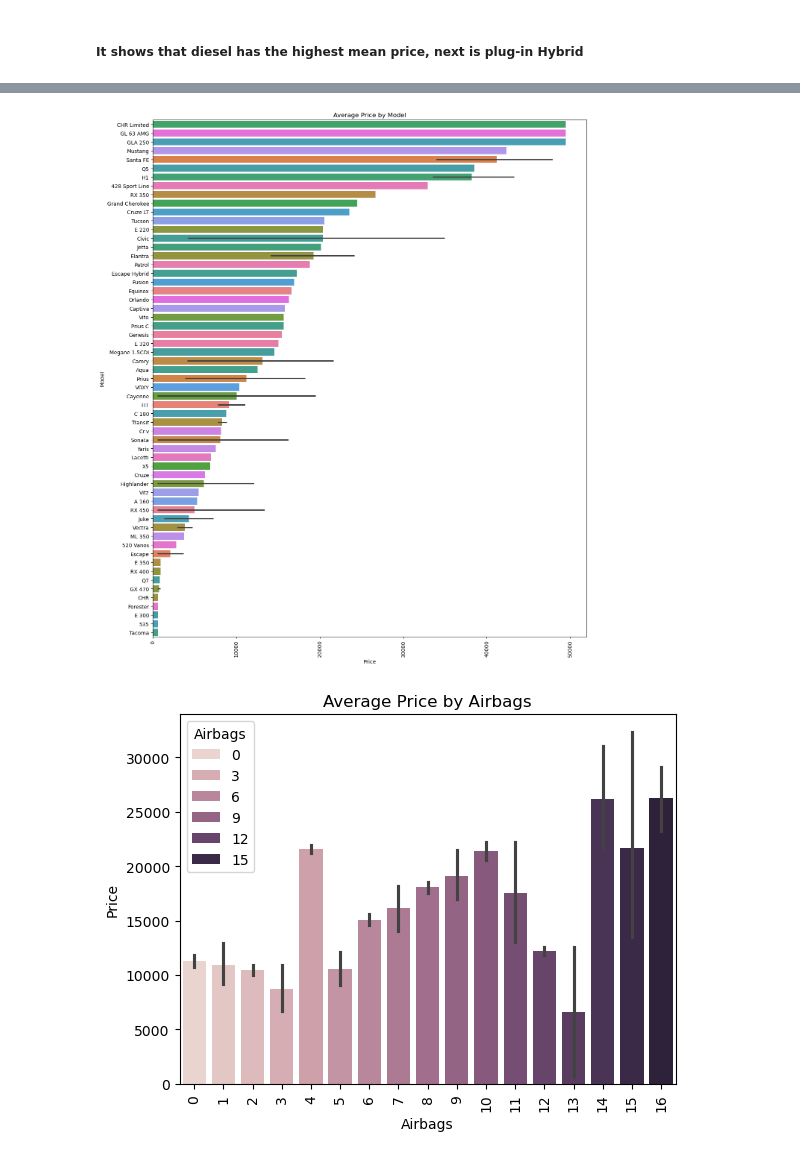
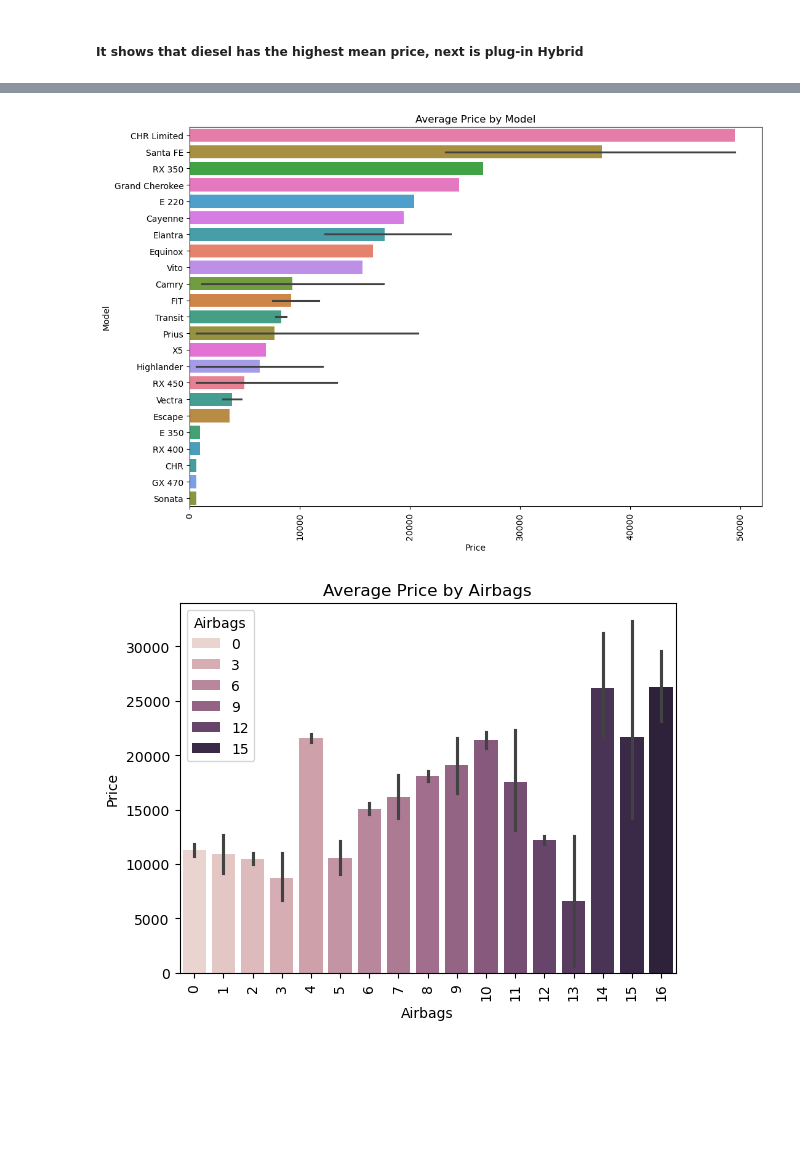
Before and after one commit to Aifedayo/data-science-maths, a Jupyter notebook: Projects/flask_server_car_price_pred_v2/model/car_price_prediction_model_v2.ipynb, the cells around one changed output, grey strips where cells are left out. Saved outputs shown, nothing was run; the diff lists cells and outputs as text; code cells hidden in the pictures; blank space fills up the shorter version.

```diff
--- a/Projects/flask_server_car_price_pred_v2/model/car_price_prediction_model_v2.ipynb
+++ b/Projects/flask_server_car_price_pred_v2/model/car_price_prediction_model_v2.ipynb
@@ -393,16 +393,16 @@ plt.show();
 # %%
-df_subset = df.iloc[:100]
+df_subset = df.iloc[:40]
 grouped_df = df_subset.groupby('Model')['Price'].mean()
 
 sorted_order = grouped_df.sort_values(ascending=False).index
 
-plt.figure(figsize=(15,18))
+plt.figure(figsize=(12,8))
 sns.barplot(y='Model', x='Price', data=df_subset, estimator=np.mean, hue='Model',order=sorted_order)
 plt.title('Average Price by Model')
 plt.xticks(rotation=90)
 plt.show();
 # %% [output]
-[figure, old version]
+[figure, new version]
 # %%
 sns.barplot(x='Airbags', y='Price', data=df, estimator=np.mean, hue='Airbags')
 plt.title('Average Price by Airbags')
```
Also changed, not shown: parts of 11 cells of this notebook, 5 other files.
